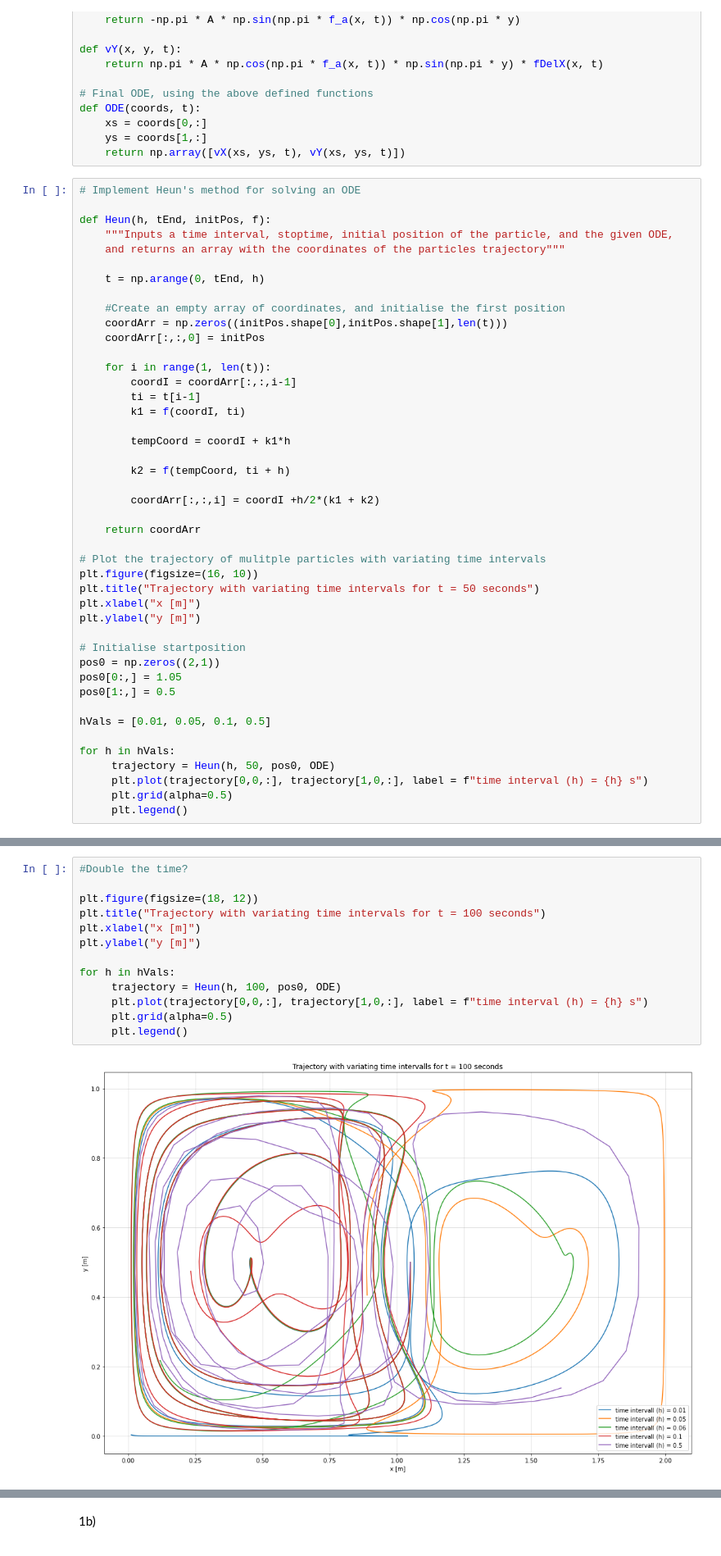
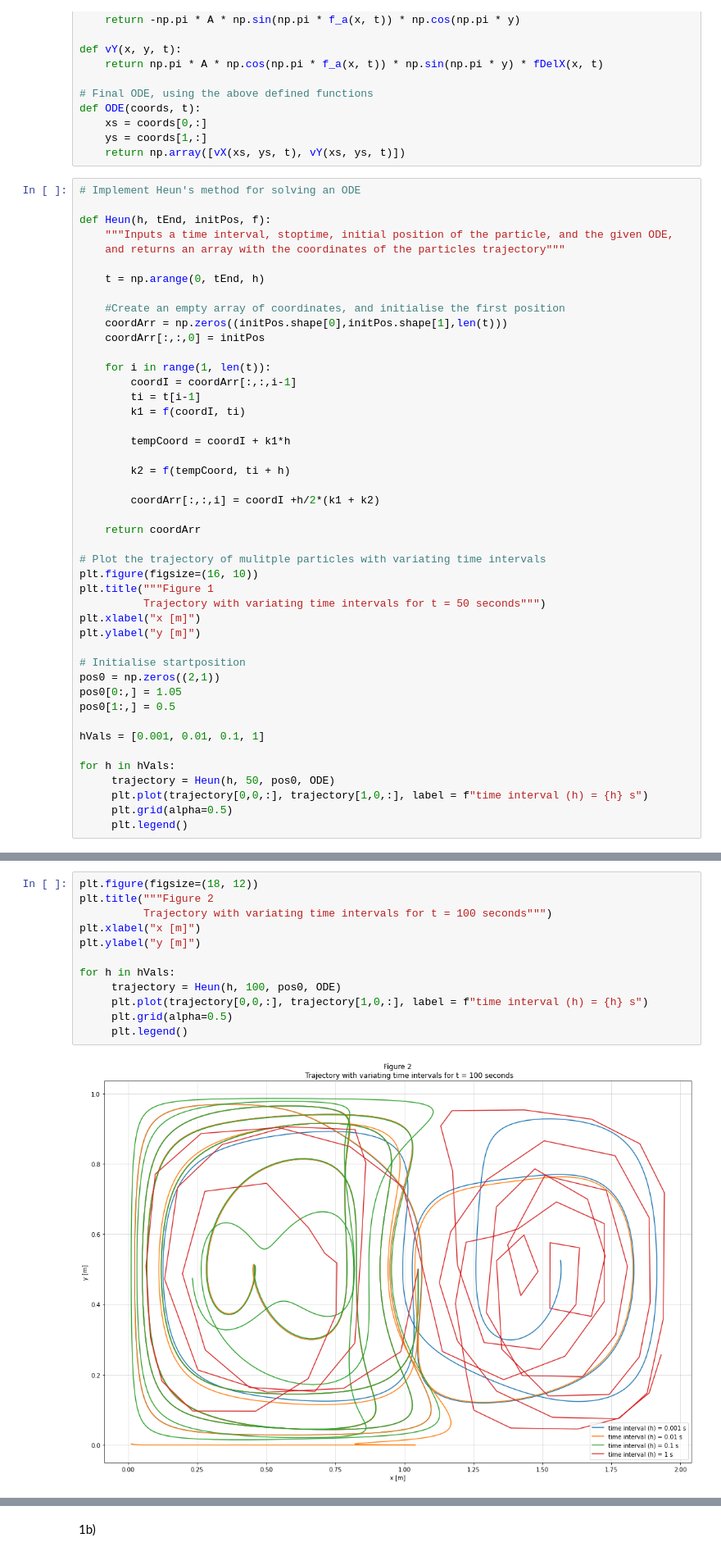
Before and after one commit to petmil123/vitberkrigerene, a Jupyter notebook: tekfysprosjekt/innlevering.ipynb, the cells around one changed output, grey strips where cells are left out. Shown at 82% size. Cells and saved outputs as stored; diff of their text form.

```diff
--- a/tekfysprosjekt/innlevering.ipynb
+++ b/tekfysprosjekt/innlevering.ipynb
@@ -93,7 +93,8 @@ def Heun(h, tEnd, initPos, f):
 
 # Plot the trajectory of mulitple particles with variating time intervals
 plt.figure(figsize=(16, 10))
-plt.title("Trajectory with variating time intervals for t = 50 seconds")
+plt.title("""Figure 1
+          Trajectory with variating time intervals for t = 50 seconds""")
 plt.xlabel("x [m]")
 plt.ylabel("y [m]")
 
@@ -102,7 +103,7 @@ pos0 = np.zeros((2,1))
 pos0[0:,] = 1.05
 pos0[1:,] = 0.5
 
-hVals = [0.01, 0.05, 0.1, 0.5]
+hVals = [0.001, 0.01, 0.1, 1]
 
 for h in hVals:
      trajectory = Heun(h, 50, pos0, ODE)
@@ -121,15 +119,14 @@ From #Figur 1# it can be argued that a time interval of about 0.1 s is a suffici
 # %%
-#Double the time?
-
 plt.figure(figsize=(18, 12))
-plt.title("Trajectory with variating time intervals for t = 100 seconds")
+plt.title("""Figure 2
+          Trajectory with variating time intervals for t = 100 seconds""")
 plt.xlabel("x [m]")
 plt.ylabel("y [m]")
 
 for h in hVals:
      trajectory = Heun(h, 100, pos0, ODE)
      plt.plot(trajectory[0,0,:], trajectory[1,0,:], label = f"time interval (h) = {h} s")
      plt.grid(alpha=0.5)
      plt.legend()
 # %% [output]
-[figure, old version]
+[figure, new version]
```
Also changed, not shown: parts of 14 cells of this notebook.
